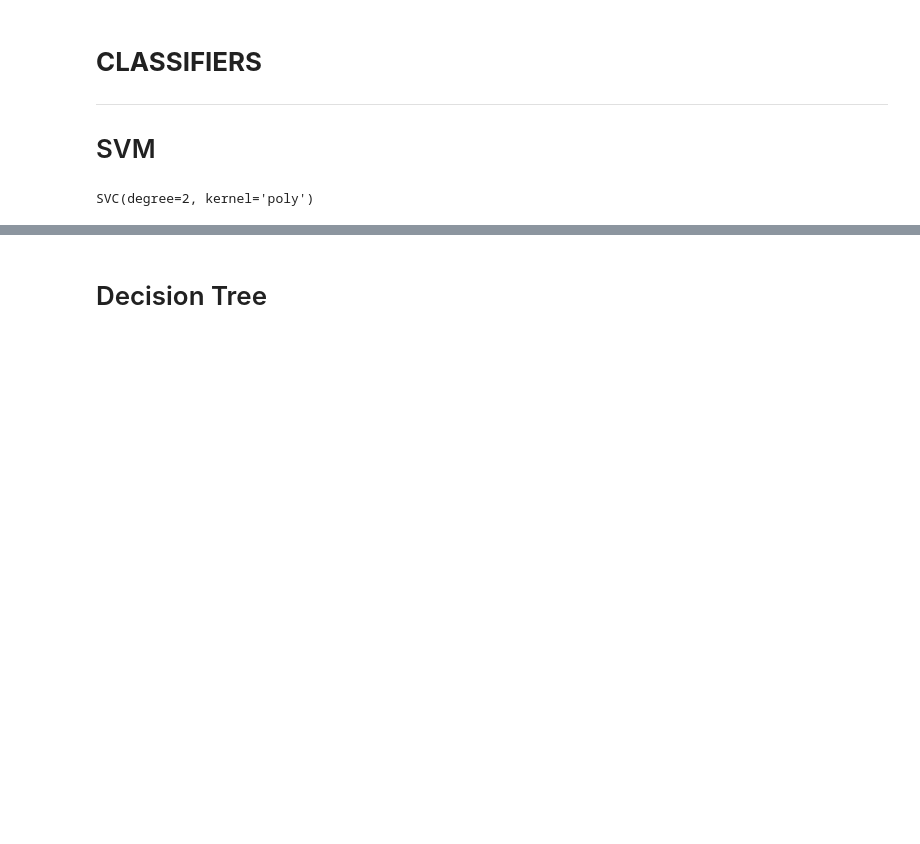
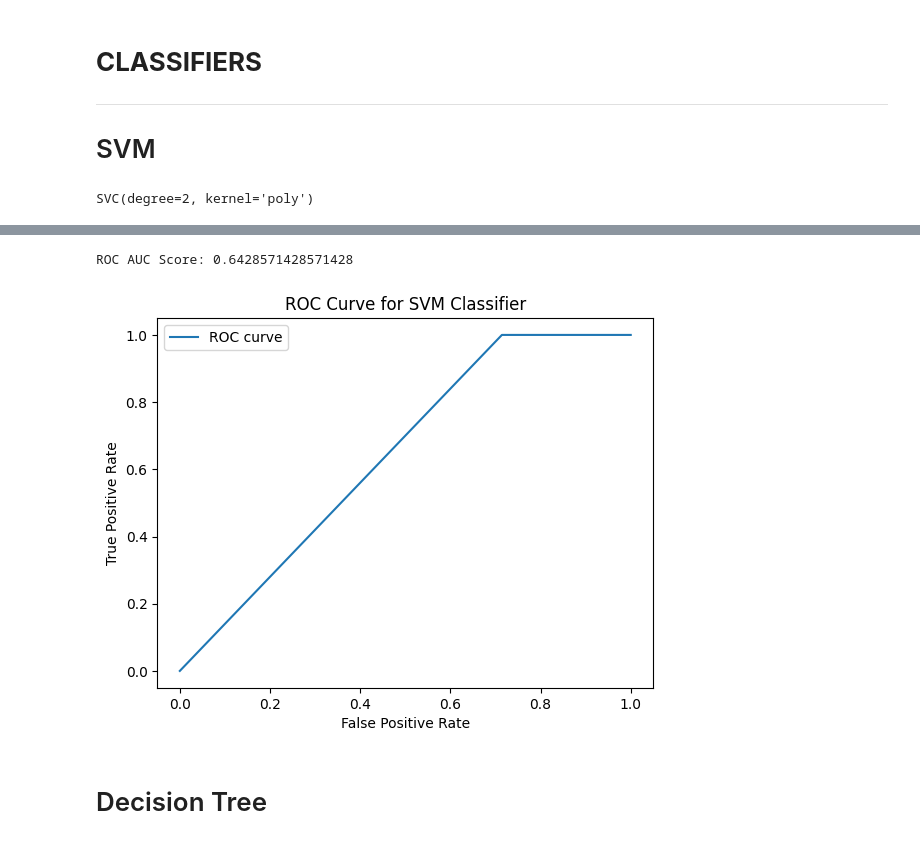
Before and after one commit to Priya29satya07/miniproject_1, a Jupyter notebook: parkinson_mini_1.ipynb, the cells around one changed output, grey strips where cells are left out. Saved outputs shown, nothing was run; the diff lists cells and outputs as text; code cells hidden in the pictures; blank space fills up the shorter version.

```diff
--- a/parkinson_mini_1.ipynb
+++ b/parkinson_mini_1.ipynb
@@ -165,3 +191,8 @@ weighted avg       0.96      0.87      0.90        39
+# %%
+roc_report(clf)
+# %% [output]
+ROC AUC Score: 0.6428571428571428
+[figure, added]
 # %% [markdown]
 # Decision Tree
 # %%
```
Also changed, not shown: parts of 32 cells of this notebook.
